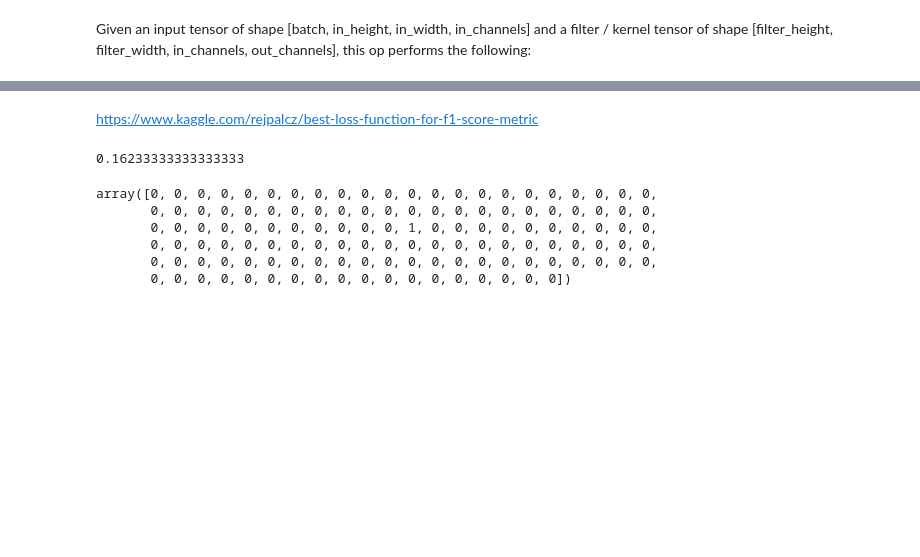
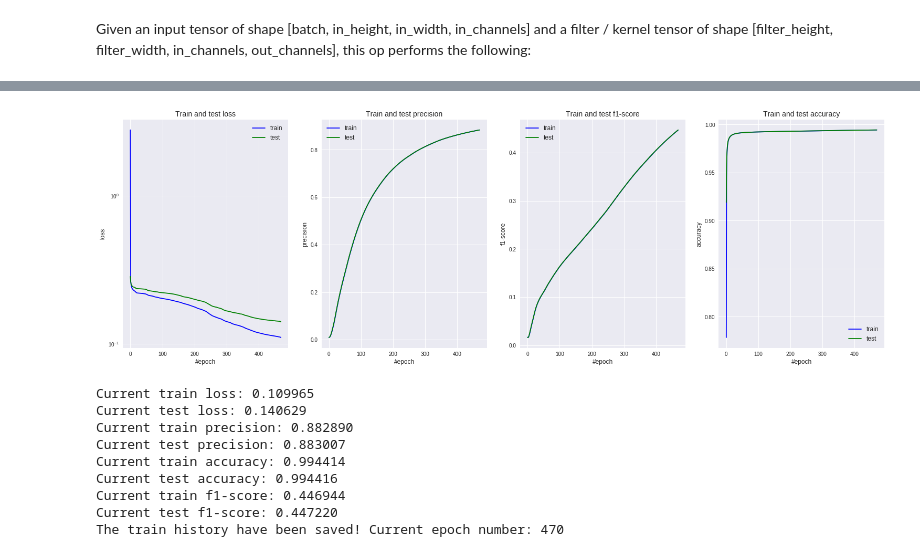
Before and after one commit to sayanarii/MIPT-thesis-ML-multipitch-estimation-task, a Jupyter notebook: music_transcription_collab.ipynb, the cells around one changed output, grey strips where cells are left out. Cells and saved outputs as stored; diff of their text form; code cells hidden in the pictures; blank space fills up the shorter version.

```diff
--- a/music_transcription_collab.ipynb
+++ b/music_transcription_collab.ipynb
@@ -552,5 +608,5 @@ tf.trainable_variables()
 # %%
-stft = STFT()
-stft.define_graph(activation=tf.nn.sigmoid)
+model = STFT()
+model.define_graph(activation=tf.nn.sigmoid)
 tf.trainable_variables()
 # %% [output]
@@ -633,15 +654,17 @@ Current train accuracy: 0.992408
 # %%
-def get_epoch_accuracy_and_loss(X, y):
+def get_epoch_train_parameters(X, y):
+
     loss_arr = []
     precision_arr = []
     accuracy_arr = []
     f1_score_arr = []
+
     for x_batch, y_batch in get_batches(X, y, batch_size):
 
-        loss, precision, accuracy= stft.train(x_batch, y_batch, sess, lr, mom)
+        loss, precision, f1_score, accuracy= model.train(x_batch, y_batch, sess, lr, mom)
         loss_arr.append(loss)
         precision_arr.append(precision)
         accuracy_arr.append(accuracy)
-#         f1_score_arr.append(f1_score)
+        f1_score_arr.append(f1_score)
 
-    return np.mean(loss_arr), np.mean(precision_arr), np.mean(accuracy_arr), np.mean(f1_score_arr)
+    return np.mean(loss_arr), np.mean(precision_arr), np.mean(f1_score_arr), np.mean(accuracy_arr)
@@ -706,2 +727,0 @@ Current train f1-score: nan
-# %% [markdown]
-https://www.kaggle.com/rejpalcz/best-loss-function-for-f1-score-metric
@@ -710,17 +728,45 @@ y_pred = sess.run(stft.pred_y_ph, feed_dict={stft.input_X_ph: np.reshape(X_train
-# %%
-precision = []
-for i in np.arange(y_train[0:500].shape[0]):
-    precision.append(precision_score(y_train[0:500][i], np.round(y_pred[i]).astype(int)))
-
-np.mean(precision)
-# %% [output]
-0.16233333333333333
-# %%
-y_train[6]
-# %% [output]
-array([0, 0, 0, 0, 0, 0, 0, 0, 0, 0, 0, 0, 0, 0, 0, 0, 0, 0, 0, 0, 0, 0,
-       0, 0, 0, 0, 0, 0, 0, 0, 0, 0, 0, 0, 0, 0, 0, 0, 0, 0, 0, 0, 0, 0,
-       0, 0, 0, 0, 0, 0, 0, 0, 0, 0, 0, 1, 0, 0, 0, 0, 0, 0, 0, 0, 0, 0,
-       0, 0, 0, 0, 0, 0, 0, 0, 0, 0, 0, 0, 0, 0, 0, 0, 0, 0, 0, 0, 0, 0,
-       0, 0, 0, 0, 0, 0, 0, 0, 0, 0, 0, 0, 0, 0, 0, 0, 0, 0, 0, 0, 0, 0,
-       0, 0, 0, 0, 0, 0, 0, 0, 0, 0, 0, 0, 0, 0, 0, 0, 0, 0])
+# %%
+for i in range(n_epoch):
+
+    train_epoch_loss, train_epoch_precision, train_epoch_f1_score, train_epoch_accuracy = get_epoch_train_parameters(X_train, y_train)
+    test_epoch_loss, test_epoch_precision, test_epoch_f1_score, test_epoch_accuracy = get_epoch_test_parameters(X_test, y_test)
+
+    model.train_loss_history.append(train_epoch_loss)
+    model.train_precision_history.append(train_epoch_precision)
+    model.train_f1_score_history.append(train_epoch_f1_score)
+    model.train_accuracy_history.append(train_epoch_accuracy)
+
+    model.test_loss_history.append(test_epoch_loss)
+    model.test_precision_history.append(test_epoch_precision)
+    model.test_f1_score_history.append(test_epoch_f1_score)
+    model.test_accuracy_history.append(test_epoch_accuracy)
+
+    clear_output(wait=True)
+    display_history(model)
+
+
+    print('Current train loss: %f' % train_epoch_loss)
+    print('Current test loss: %f' % test_epoch_loss)
+
+    print('Current train precision: %f' % train_epoch_precision)
+    print('Current test precision: %f' % test_epoch_precision)
+
+
+    print('Current train accuracy: %f' % train_epoch_accuracy)
+    print('Current test accuracy: %f' % test_epoch_accuracy)
+
+    print('Current train f1-score: %f' % train_epoch_f1_score)
+    print('Current test f1-score: %f' % test_epoch_f1_score)
+
+model.save_history(n_epoch, lr, batch_size)
+# %% [output]
+[figure, added]
+Current train loss: 0.109965
+Current test loss: 0.140629
+Current train precision: 0.882890
+Current test precision: 0.883007
+Current train accuracy: 0.994414
+Current test accuracy: 0.994416
+Current train f1-score: 0.446944
+Current test f1-score: 0.447220
+The train history have been saved! Current epoch number: 470
```
Also changed, not shown: parts of 32 cells of this notebook.
